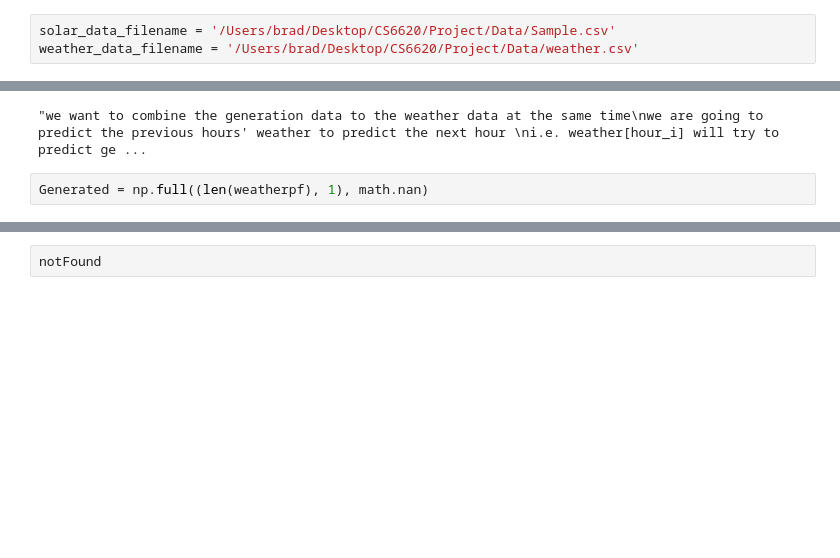
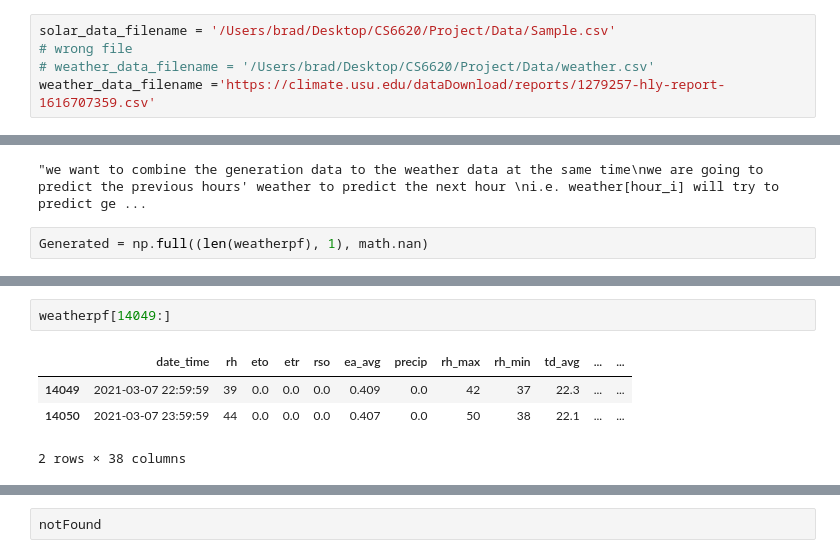
Before and after one commit to bradley-p/Solar_Energy_Forecasting, a Jupyter notebook: src/data_curating.ipynb, the cells around one changed output, grey strips where cells are left out. Cells and saved outputs as stored; diff of their text form; blank space fills up the shorter version.

Commit message:
Solved lineup Bug, Saved a non-scaled version of the data

```diff
--- a/src/data_curating.ipynb
+++ b/src/data_curating.ipynb
@@ -11,7 +11,9 @@ import math
 from sklearn import preprocessing
 # %%
 solar_data_filename = '/Users/brad/Desktop/CS6620/Project/Data/Sample.csv'
-weather_data_filename = '/Users/brad/Desktop/CS6620/Project/Data/weather.csv'
+# wrong file
+# weather_data_filename = '/Users/brad/Desktop/CS6620/Project/Data/weather.csv'
+weather_data_filename ='https://climate.usu.edu/dataDownload/reports/1279257-hly-report-1616707359.csv'
 # %%
 solarData = pd.read_csv(solar_data_filename, sep=',')
 # %%
@@ -284,0 +331,7 @@ Generated = np.full((len(weatherpf), 1), math.nan)
+# %%
+weatherpf[14049:]
+# %% [output]
+|  | date_time | rh | eto | etr | rso | ea_avg | precip | rh_max | rh_min | td_avg | ... | ... |
+| 14049 | 2021-03-07 22:59:59 | 39 | 0.0 | 0.0 | 0.0 | 0.409 | 0.0 | 42 | 37 | 22.3 | ... | ... |
+| 14050 | 2021-03-07 23:59:59 | 44 | 0.0 | 0.0 | 0.0 | 0.407 | 0.0 | 50 | 38 | 22.1 | ... | ... |
+2 rows × 38 columns
```
Also changed, not shown: parts of 15 cells of this notebook, 5 other files.
